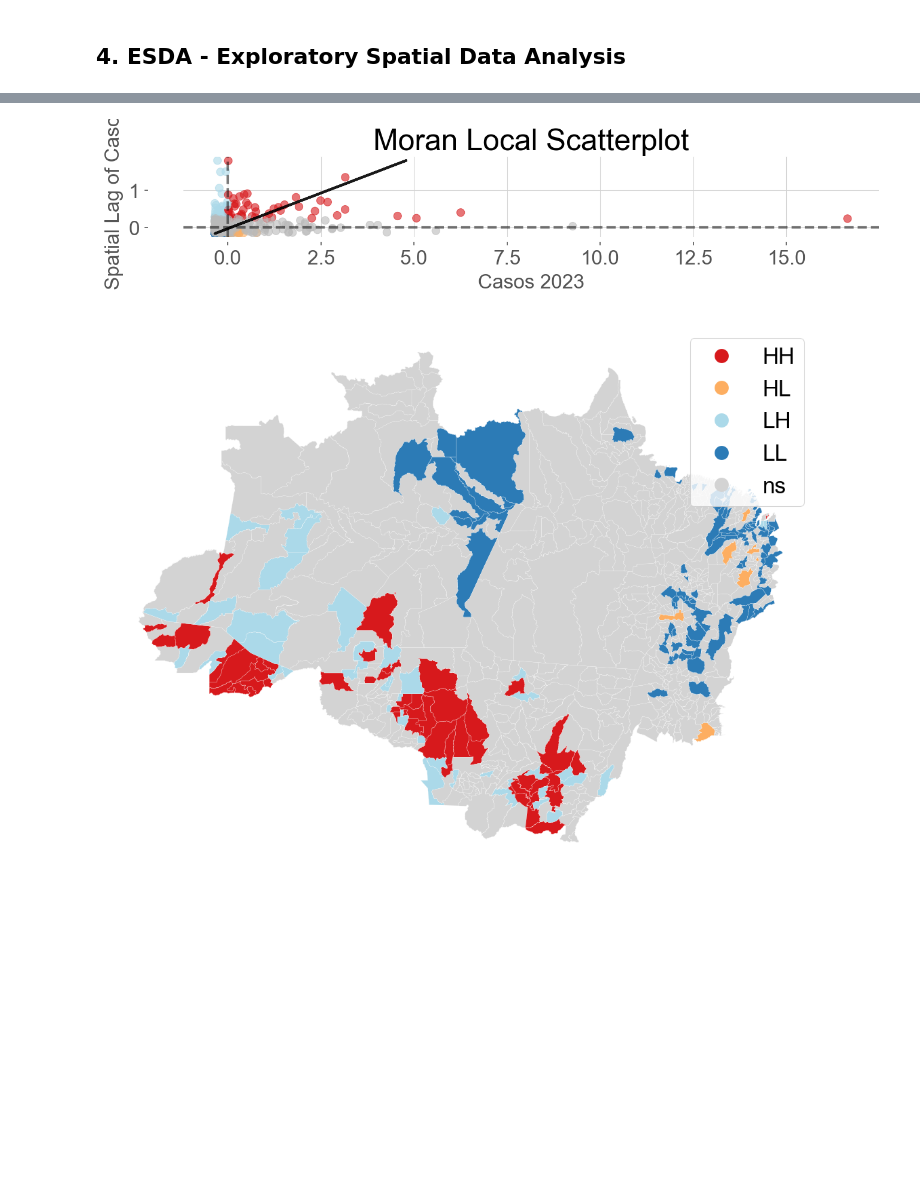
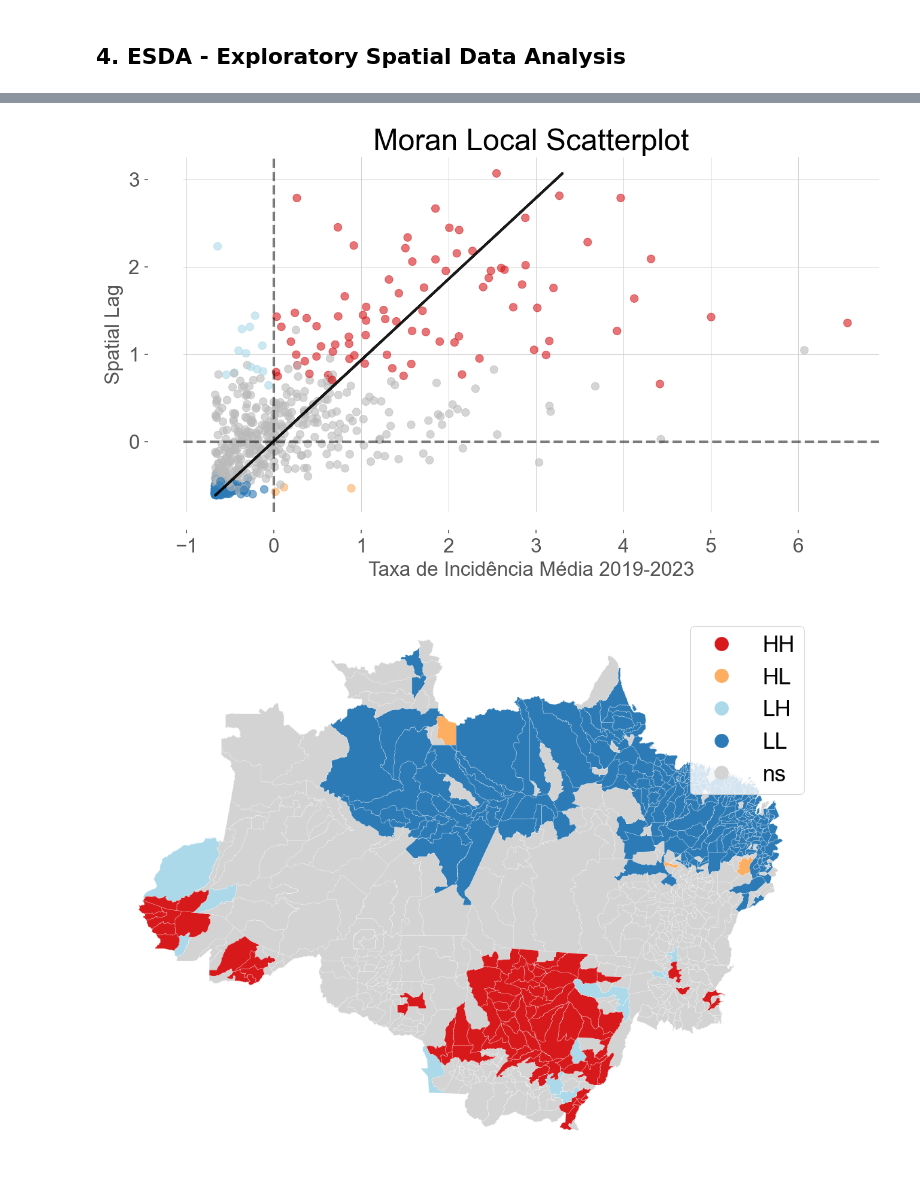
Before and after one commit to caiocasagrande/dengue_analysis, a Jupyter notebook: notebooks/dengue_analysis_MU_BR.ipynb, the cells around one changed output, grey strips where cells are left out. Drawn from its saved outputs; the diff is of its cells as text; code cells hidden in the pictures; blank space fills up the shorter version.

```diff
--- a/notebooks/dengue_analysis_MU_BR.ipynb
+++ b/notebooks/dengue_analysis_MU_BR.ipynb
@@ -347,3 +347,6 @@ plt.show()
 [figure]
 # %% [markdown]
 ## 3. Data Statistics
+# %%
+aux = df_txinc[df_txinc['ano'].isin([2019, 2020, 2021, 2022, 2023])].groupby('id_mun')['txinc'].mean().reset_index()
+aux
@@ -354,3 +381,5 @@ casos_2023 = df_casos[df_casos['ano'] == 2023].casos.values
+# %%
+txinc_19_23 = aux['txinc'].values
 # %%
 # Creating a spatial weights matrix using the Queen contiguity criterion
 w = Queen.from_dataframe(gdf, use_index=False)
@@ -380,8 +409,8 @@ plt.show()
 # %%
 # Moran Local I Scatterplot
-moran_loc = Moran_Local(casos_2023, w)
+moran_loc = Moran_Local(txinc_19_23, w)
 fig, ax = moran_scatterplot(moran_loc, zstandard=True)
-ax.set_xlabel('Casos 2023')
+ax.set_xlabel('Taxa de Incidência Média 2019-2023')
 ax.set_ylabel('Spatial Lag')
 plt.show()
 # %% [output]
@@ -389,15 +418,15 @@ plt.show()
 # %%
 fig, ax = moran_scatterplot(moran_loc, p=0.05, zstandard=True)
 fig.set_size_inches(10,50)
-ax.set_xlabel('Casos 2023')
-ax.set_ylabel('Spatial Lag of Casos')
+ax.set_xlabel('Taxa de Incidência Média 2019-2023')
+ax.set_ylabel('Spatial Lag')
 plt.show()
 # %% [output]
-[figure, old version]
+[figure, new version]
 # %%
 # LISA Cluster map
 lisa_cluster(moran_loc, gdf, p=0.05, figsize = (9,9))
 plt.show()
 # %% [output]
-[figure, old version]
+[figure, new version]
 # %%
```
Also changed, not shown: parts of 9 cells of this notebook.
